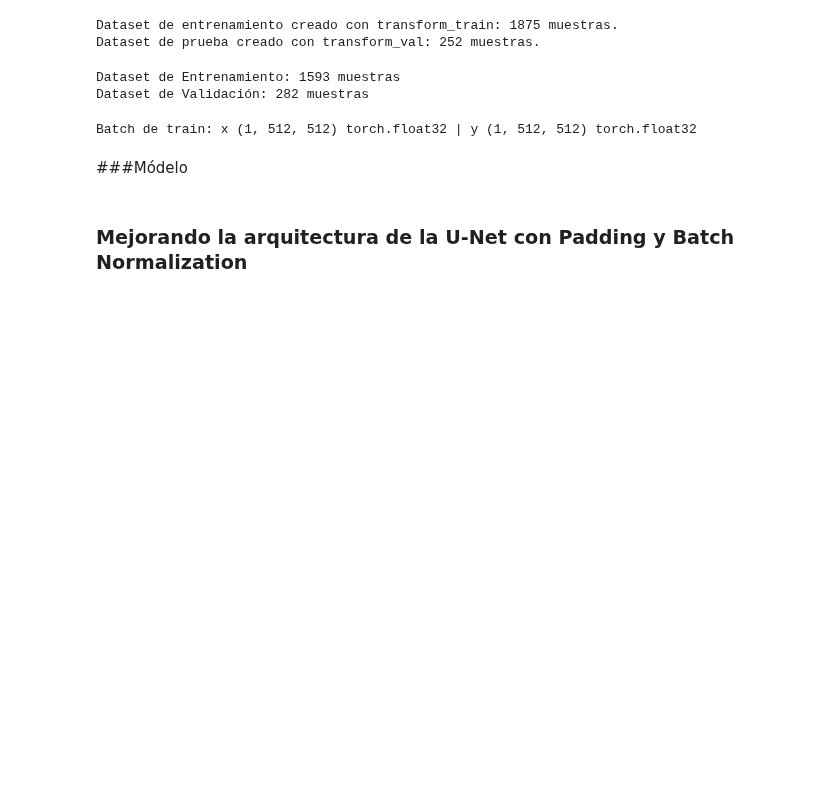
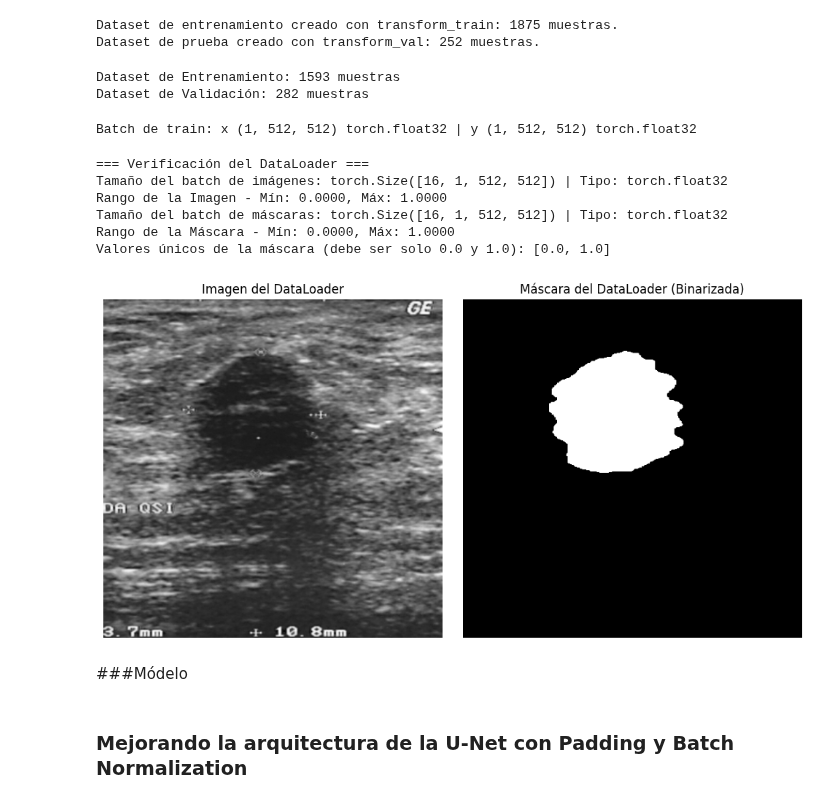
Before and after one commit to ramiro-ing/DL-breast-cancer, a Jupyter notebook: Obligatorio_implementación.ipynb, the cells around one changed output. Saved outputs shown, nothing was run; the diff lists cells and outputs as text; code cells hidden in the pictures; blank space fills up the shorter version.

```diff
--- a/Obligatorio_implementación.ipynb
+++ b/Obligatorio_implementación.ipynb
@@ -542,6 +554,43 @@ x_batch, y_batch = next(iter(train_dataset))
 print(f"Batch de train: x {tuple(x_batch.shape)} {x_batch.dtype} | y {tuple(y_batch.shape)} {y_batch.dtype}")
 # %% [output]
 Batch de train: x (1, 512, 512) torch.float32 | y (1, 512, 512) torch.float32
+# %%
+# 1. Tomar un batch del DataLoader de entrenamiento
+x_batch, y_batch = next(iter(train_loader))
+
+# 2. Imprimir información de diagnóstico
+print("=== Verificación del DataLoader ===")
+print(f"Tamaño del batch de imágenes: {x_batch.shape} | Tipo: {x_batch.dtype}")
+print(f"Rango de la Imagen - Mín: {x_batch.min().item():.4f}, Máx: {x_batch.max().item():.4f}")
+print(f"Tamaño del batch de máscaras: {y_batch.shape} | Tipo: {y_batch.dtype}")
+print(f"Rango de la Máscara - Mín: {y_batch.min().item():.4f}, Máx: {y_batch.max().item():.4f}")
+print(f"Valores únicos de la máscara (debe ser solo 0.0 y 1.0): {torch.unique(y_batch).tolist()}")
+
+# 3. Graficar la primera muestra del batch para inspección visual
+fig, axes = plt.subplots(1, 2, figsize=(10, 5))
+
+# Des-normalizar o convertir a numpy para graficar
+img_show = x_batch[0].squeeze().numpy()
+mask_show = y_batch[0].squeeze().numpy()
+
+axes[0].imshow(img_show, cmap='gray')
+axes[0].set_title("Imagen del DataLoader")
+axes[0].axis('off')
+
+axes[1].imshow(mask_show, cmap='gray')
+axes[1].set_title("Máscara del DataLoader (Binarizada)")
+axes[1].axis('off')
+
+plt.tight_layout()
+plt.show()
+# %% [output]
+=== Verificación del DataLoader ===
+Tamaño del batch de imágenes: torch.Size([16, 1, 512, 512]) | Tipo: torch.float32
+Rango de la Imagen - Mín: 0.0000, Máx: 1.0000
+Tamaño del batch de máscaras: torch.Size([16, 1, 512, 512]) | Tipo: torch.float32
+Rango de la Máscara - Mín: 0.0000, Máx: 1.0000
+Valores únicos de la máscara (debe ser solo 0.0 y 1.0): [0.0, 1.0]
+[figure, added]
 # %% [markdown]
 ###Módelo
 # %%
```
Also changed, not shown: parts of 4 cells of this notebook.
